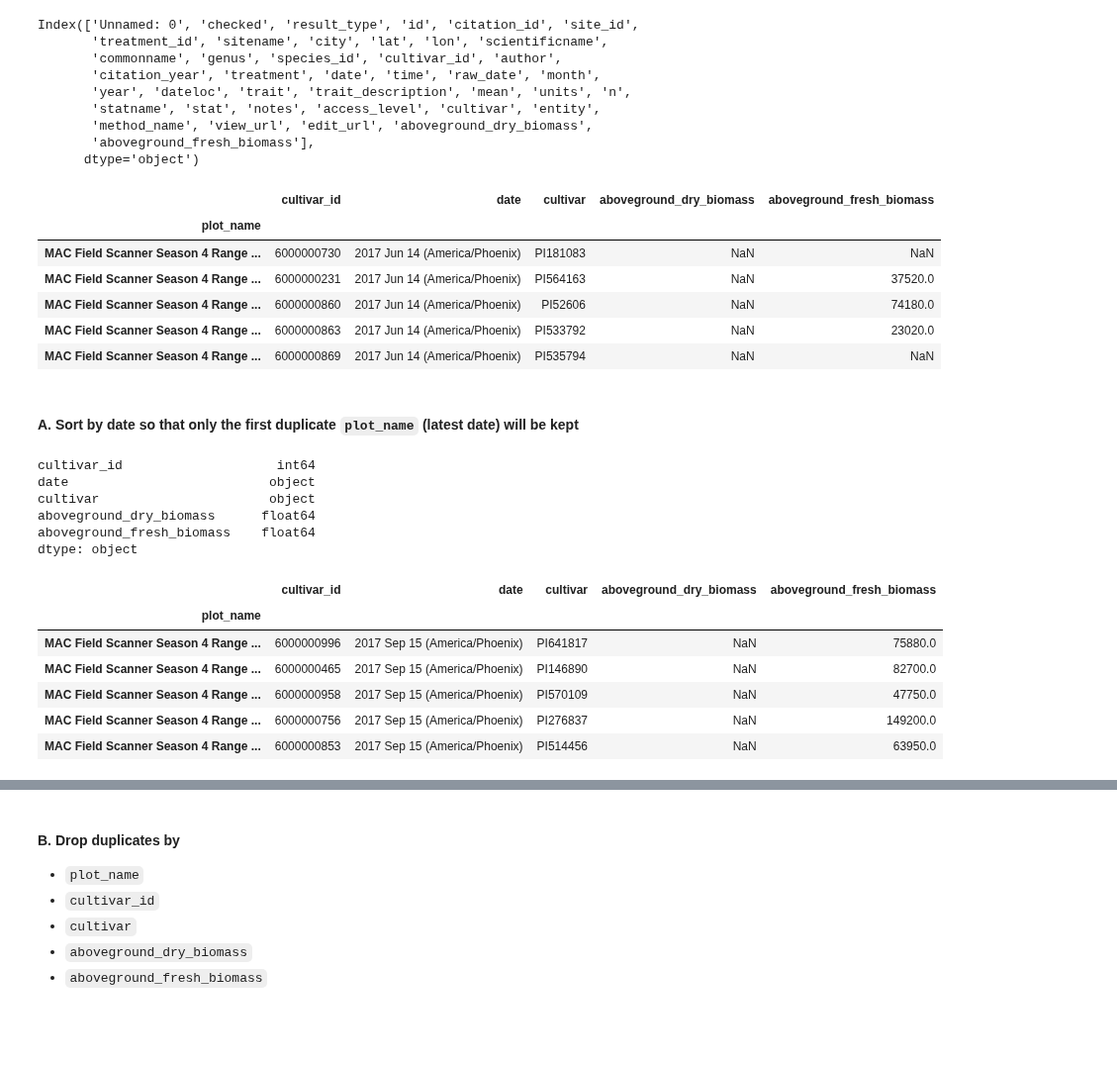
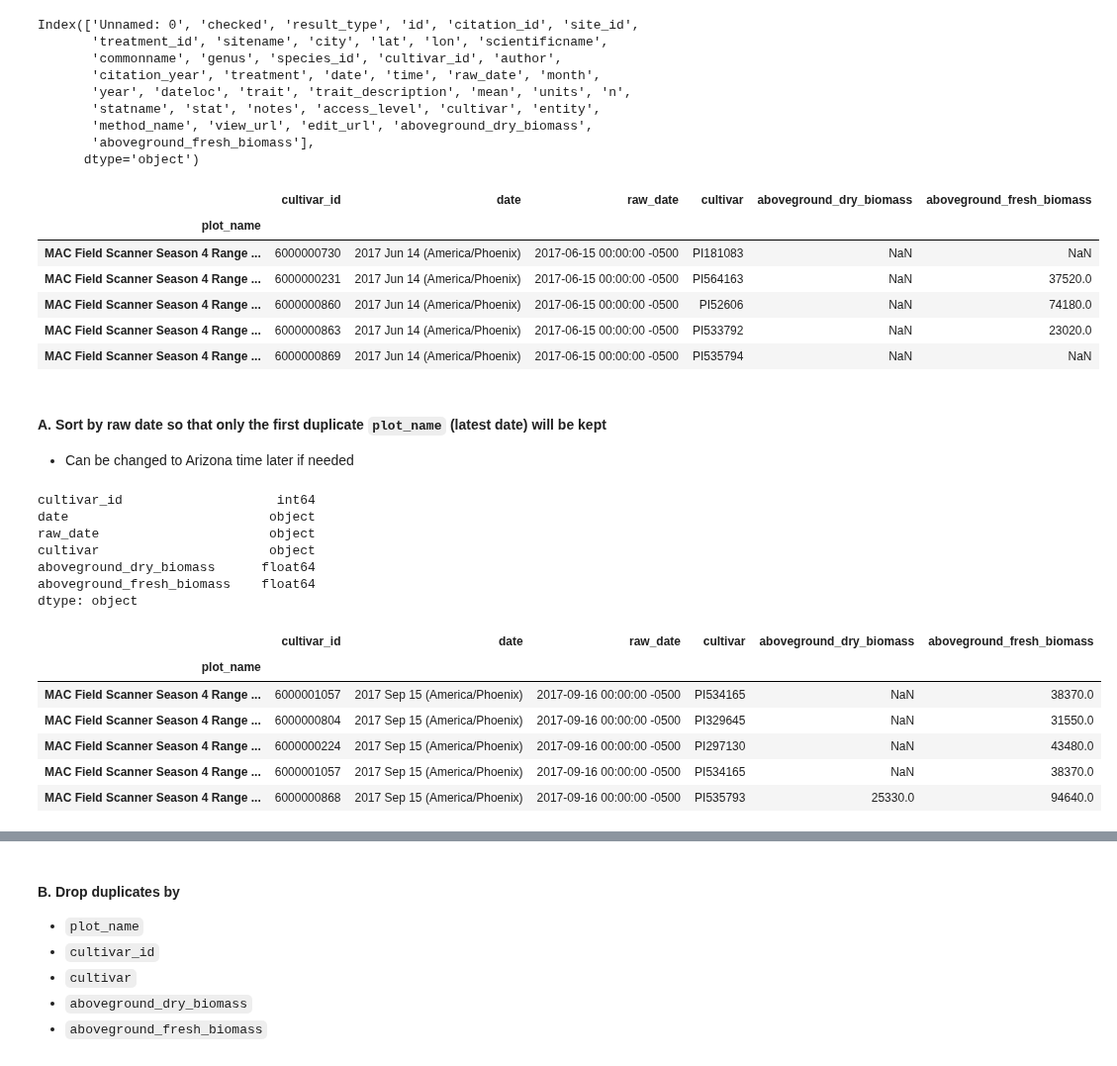
Before and after one commit to genophenoenvo/terraref-datasets, a Jupyter notebook: notebooks/biomass_gdd.ipynb, the cells around one changed output, grey strips where cells are left out. Shown at 99% size. Saved outputs shown, nothing was run; the diff lists cells and outputs as text; code cells hidden in the pictures; blank space fills up the shorter version.

Commit message:
working on weather station data and gdd for season 4 dates

```diff
--- a/notebooks/biomass_gdd.ipynb
+++ b/notebooks/biomass_gdd.ipynb
@@ -176,42 +178,44 @@ Index(['Unnamed: 0', 'checked', 'result_type', 'id', 'citation_id', 'site_id',
 # %%
 cols_to_drop = ['Unnamed: 0', 'checked', 'site_id', 'result_type', 'id', 'citation_id', 'treatment_id', 'sitename', 'city',
                 'lat', 'lon', 'scientificname', 'commonname', 'genus', 'species_id', 'author', 'citation_year',
-                'treatment', 'time', 'raw_date', 'month', 'year', 'dateloc', 'trait', 'trait_description', 'mean',
+                'treatment', 'time', 'month', 'year', 'dateloc', 'trait', 'trait_description', 'mean',
                 'units', 'n', 'statname', 'stat', 'notes', 'access_level', 'entity', 'method_name', 'view_url',
                 'edit_url',]
 # %%
 df_4 = df_3.drop(labels=cols_to_drop, axis=1)
 # df_4.head()
 # %% [output]
-|  | cultivar_id | date | cultivar | aboveground_dry_biomass | aboveground_fresh_biomass |
-| plot_name |  |  |  |  |  |
-| MAC Field Scanner Season 4 Range ... | 6000000730 | 2017 Jun 14 (America/Phoenix) | PI181083 | NaN | NaN |
-| MAC Field Scanner Season 4 Range ... | 6000000231 | 2017 Jun 14 (America/Phoenix) | PI564163 | NaN | 37520.0 |
-| MAC Field Scanner Season 4 Range ... | 6000000860 | 2017 Jun 14 (America/Phoenix) | PI52606 | NaN | 74180.0 |
-| MAC Field Scanner Season 4 Range ... | 6000000863 | 2017 Jun 14 (America/Phoenix) | PI533792 | NaN | 23020.0 |
-| MAC Field Scanner Season 4 Range ... | 6000000869 | 2017 Jun 14 (America/Phoenix) | PI535794 | NaN | NaN |
+|  | cultivar_id | date | raw_date | cultivar | aboveground_dry_biomass | aboveground_fresh_biomass |
+| plot_name |  |  |  |  |  |  |
+| MAC Field Scanner Season 4 Range ... | 6000000730 | 2017 Jun 14 (America/Phoenix) | 2017-06-15 00:00:00 -0500 | PI181083 | NaN | NaN |
+| MAC Field Scanner Season 4 Range ... | 6000000231 | 2017 Jun 14 (America/Phoenix) | 2017-06-15 00:00:00 -0500 | PI564163 | NaN | 37520.0 |
+| MAC Field Scanner Season 4 Range ... | 6000000860 | 2017 Jun 14 (America/Phoenix) | 2017-06-15 00:00:00 -0500 | PI52606 | NaN | 74180.0 |
+| MAC Field Scanner Season 4 Range ... | 6000000863 | 2017 Jun 14 (America/Phoenix) | 2017-06-15 00:00:00 -0500 | PI533792 | NaN | 23020.0 |
+| MAC Field Scanner Season 4 Range ... | 6000000869 | 2017 Jun 14 (America/Phoenix) | 2017-06-15 00:00:00 -0500 | PI535794 | NaN | NaN |
 # %% [markdown]
-#### A. Sort by date so that only the first duplicate `plot_name` (latest date) will be kept
+#### A. Sort by raw date so that only the first duplicate `plot_name` (latest date) will be kept
+* Can be changed to Arizona time later if needed
 # %%
 df_4.dtypes
 # %% [output]
 cultivar_id                    int64
 date                          object
+raw_date                      object
 cultivar                      object
 aboveground_dry_biomass      float64
 aboveground_fresh_biomass    float64
 dtype: object
 # %%
-df_5 = df_4.sort_values(by=['date'], ascending=False)
+df_5 = df_4.sort_values(by=['raw_date'], ascending=False)
 # df_5.head()
 # %% [output]
-|  | cultivar_id | date | cultivar | aboveground_dry_biomass | aboveground_fresh_biomass |
-| plot_name |  |  |  |  |  |
-| MAC Field Scanner Season 4 Range ... | 6000000996 | 2017 Sep 15 (America/Phoenix) | PI641817 | NaN | 75880.0 |
-| MAC Field Scanner Season 4 Range ... | 6000000465 | 2017 Sep 15 (America/Phoenix) | PI146890 | NaN | 82700.0 |
-| MAC Field Scanner Season 4 Range ... | 6000000958 | 2017 Sep 15 (America/Phoenix) | PI570109 | NaN | 47750.0 |
-| MAC Field Scanner Season 4 Range ... | 6000000756 | 2017 Sep 15 (America/Phoenix) | PI276837 | NaN | 149200.0 |
-| MAC Field Scanner Season 4 Range ... | 6000000853 | 2017 Sep 15 (America/Phoenix) | PI514456 | NaN | 63950.0 |
+|  | cultivar_id | date | raw_date | cultivar | aboveground_dry_biomass | aboveground_fresh_biomass |
+| plot_name |  |  |  |  |  |  |
+| MAC Field Scanner Season 4 Range ... | 6000001057 | 2017 Sep 15 (America/Phoenix) | 2017-09-16 00:00:00 -0500 | PI534165 | NaN | 38370.0 |
+| MAC Field Scanner Season 4 Range ... | 6000000804 | 2017 Sep 15 (America/Phoenix) | 2017-09-16 00:00:00 -0500 | PI329645 | NaN | 31550.0 |
+| MAC Field Scanner Season 4 Range ... | 6000000224 | 2017 Sep 15 (America/Phoenix) | 2017-09-16 00:00:00 -0500 | PI297130 | NaN | 43480.0 |
+| MAC Field Scanner Season 4 Range ... | 6000001057 | 2017 Sep 15 (America/Phoenix) | 2017-09-16 00:00:00 -0500 | PI534165 | NaN | 38370.0 |
+| MAC Field Scanner Season 4 Range ... | 6000000868 | 2017 Sep 15 (America/Phoenix) | 2017-09-16 00:00:00 -0500 | PI535793 | 25330.0 | 94640.0 |
 # %%
 print(f'Number of unique plot names: {df_5.index.nunique()}')
 print(' ')
```
Also changed, not shown: parts of 29 cells of this notebook.
